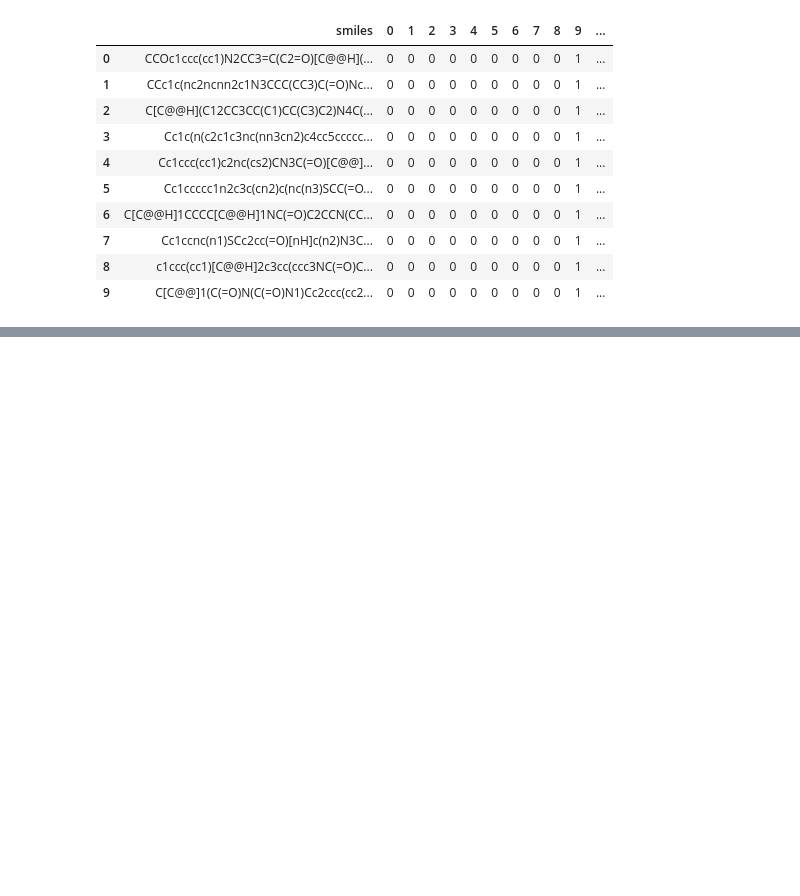
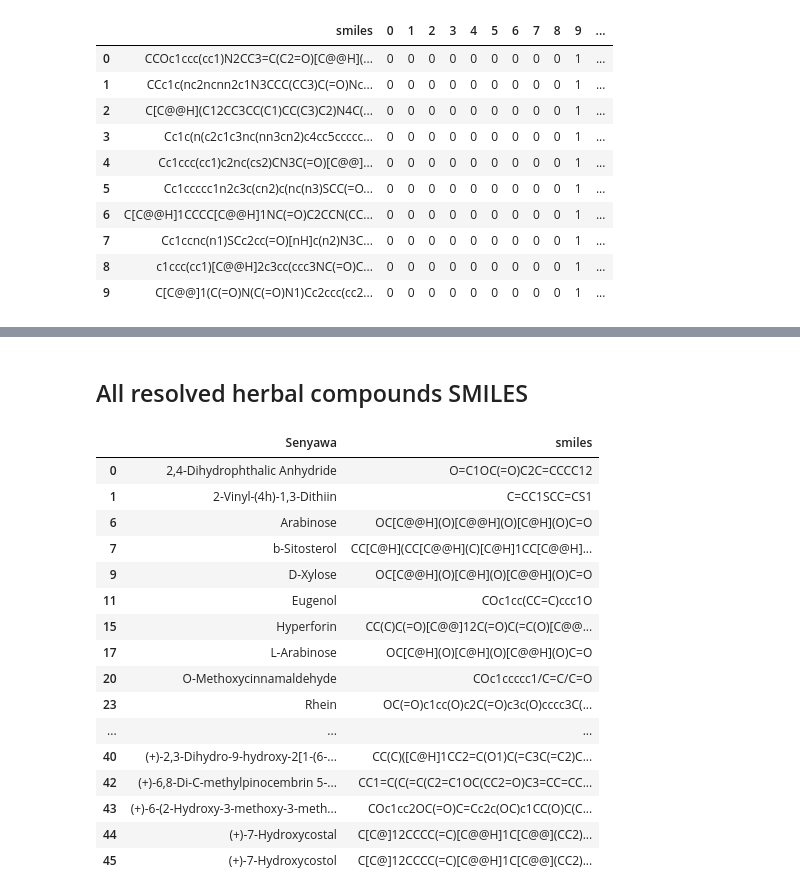
Before and after one commit to fzl-22/in-silico-approach-on-herbal-compound-identification, a Jupyter notebook: src/main.ipynb, the cells around one changed output, grey strips where cells are left out. Cells and saved outputs as stored; diff of their text form; code cells hidden in the pictures; blank space fills up the shorter version.

Commit message:
feat: generated 5561 herbal compound smiles

```diff
--- a/src/main.ipynb
+++ b/src/main.ipynb
@@ -375,0 +532,25 @@ all_fingerprints.to_csv('../data/results/all_fingerprints.csv')
+# %% [markdown]
+## All resolved herbal compounds SMILES
+# %%
+herbal_smiles_all = pd.read_csv('../data/herbals/herbal_smiles_part_2.csv')
+# len(herbal_smiles_all[herbal_smiles_all['smiles'] != "Not Found"]) # Got 5561 data
+herbal_smiles_all = herbal_smiles_all[herbal_smiles_all['smiles'] != "Not Found"]
+herbal_smiles_all.head(20)
+# %% [output]
+|  | Senyawa | smiles |
+| 0 | 2,4-Dihydrophthalic Anhydride | O=C1OC(=O)C2C=CCCC12 |
+| 1 | 2-Vinyl-(4h)-1,3-Dithiin | C=CC1SCC=CS1 |
+| 6 | Arabinose | OC[C@@H](O)[C@@H](O)[C@H](O)C=O |
+| 7 | b-Sitosterol | CC[C@H](CC[C@@H](C)[C@H]1CC[C@@H]... |
+| 9 | D-Xylose | OC[C@@H](O)[C@H](O)[C@@H](O)C=O |
+| 11 | Eugenol | COc1cc(CC=C)ccc1O |
+| 15 | Hyperforin | CC(C)C(=O)[C@@]12C(=O)C(=C(O)[C@@... |
+| 17 | L-Arabinose | OC[C@H](O)[C@H](O)[C@@H](O)C=O |
+| 20 | O-Methoxycinnamaldehyde | COc1ccccc1/C=C/C=O |
+| 23 | Rhein | OC(=O)c1cc(O)c2C(=O)c3c(O)cccc3C(... |
+| ... | ... | ... |
+| 40 | (+)-2,3-Dihydro-9-hydroxy-2[1-(6-... | CC(C)([C@H]1CC2=C(O1)C(=C3C(=C2)C... |
+| 42 | (+)-6,8-Di-C-methylpinocembrin 5-... | CC1=C(C(=C(C2=C1OC(CC2=O)C3=CC=CC... |
+| 43 | (+)-6-(2-Hydroxy-3-methoxy-3-meth... | COc1cc2OC(=O)C=Cc2c(OC)c1CC(O)C(C... |
+| 44 | (+)-7-Hydroxycostal | C[C@]12CCCC(=C)[C@@H]1C[C@@](CC2)... |
+| 45 | (+)-7-Hydroxycostol | C[C@]12CCCC(=C)[C@@H]1C[C@@](CC2)... |
```
Also changed, not shown: parts of 16 cells of this notebook, 7 other files.
